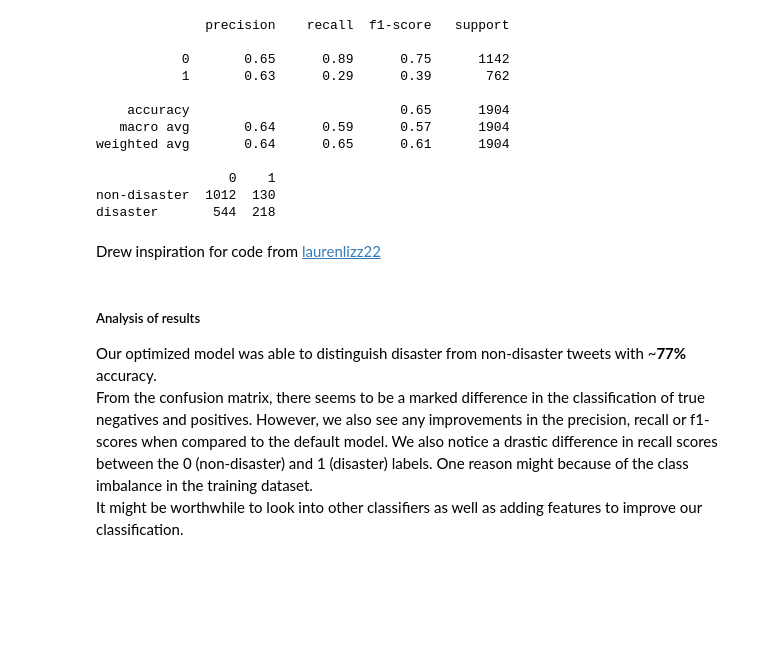
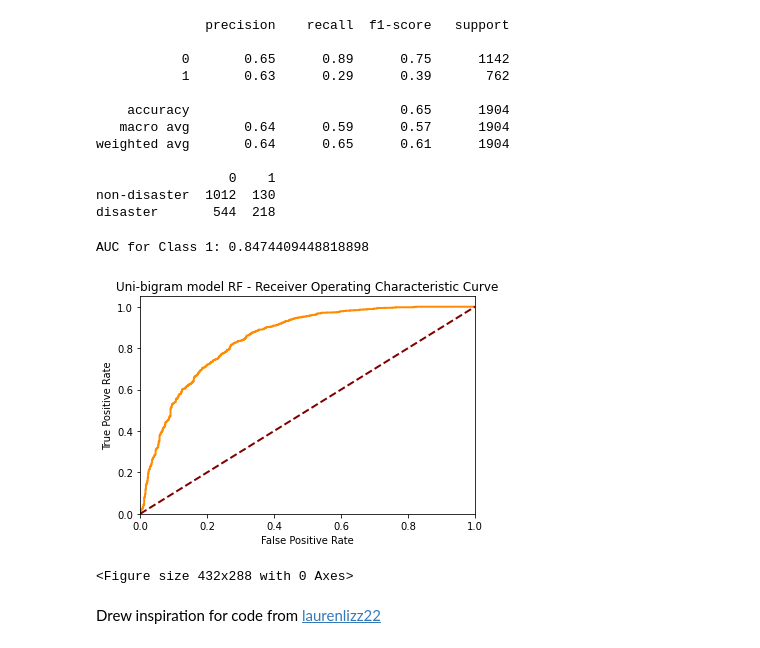
Before and after one commit to yepterence/Project-Cymopolea, a Jupyter notebook: text-processing.ipynb, the cells around one changed output. Drawn from its saved outputs; the diff is of its cells as text; code cells hidden in the pictures; blank space fills up the shorter version.

Commit message:
Fixed some bugs in code, refined models and added more explanations

```diff
--- a/text-processing.ipynb
+++ b/text-processing.ipynb
@@ -628,3 +621,17 @@ weighted avg       0.78      0.77      0.76      1904
                  0    1
 non-disaster  1044   98
 disaster       333  429
+# %%
+
+rf_randomizedcv_acc = RandomizedSearchCV(unibigram_rf,
+                                        param_distributions=rf_param_grid,
+                                        n_iter=3,
+                                        scoring="accuracy",
+                                        verbose=1,
+                                        cv=5,
+                                         n_jobs=-1)
+
+rf_randomizedcv_acc.fit(unibigram_train_cmatrix,y_train)
+print(rf_randomizedcv_acc.best_score_)
+print(rf_randomizedcv_acc.best_estimator_)
+best_unibigram_rf = rf_randomizedcv_acc.best_estimator_
@@ -696,39 +728,40 @@ non-disaster  1012  130
 disaster       544  218
 # %%
 #Calculate the y_score
-bitrigram_score = rf_model_bitrigram.predict_proba(full_test_cmatrix)
-unibigram_score = rf_model_unibigram.predict_proba(full_test_cmatrix)
+# bitrigram_score = rf_model_bitrigram.predict_proba(full_test_cmatrix)
+unigram_rf_score = best_rf_clf.predict_proba(full_test_cmatrix)
+unibigram_rf_score = best_unibigram_rf.predict_proba(unibigram_test_cmatrix)
 
 from sklearn.preprocessing import label_binarize
 #Binarize the output
-rf_y_test_bin = label_binarize(y_test, classes=[0,1])
+rf_y_test_bin = label_binarize(y_test, classes=[1,0])
 n_classes = rf_y_test_bin.shape[1]
 fpr = dict()
 tpr = dict()
 roc_auc = dict()
 
 from sklearn.metrics import roc_curve
 from sklearn.metrics import auc
 #create ROC curve
 for i in range(n_classes):
-    fpr[i], tpr[i], _ = roc_curve(rf_y_test_bin[:, i], rf_y_score[:, i])
+    fpr[i], tpr[i], _ = roc_curve(rf_y_test_bin[:, i], unibigram_rf_score[:, i])
     plt.plot(fpr[i], tpr[i], color='darkorange', lw=2)
     print('AUC for Class {}: {}'.format(i+1, auc(fpr[i], tpr[i])))
 
 plt.plot([0, 1], [0, 1], color='maroon', lw=2, linestyle='--')
 plt.xlim([0.0, 1.0])
 plt.ylim([0.0, 1.05])
 plt.xlabel('False Positive Rate')
 plt.ylabel('True Positive Rate')
-plt.title('Receiver Operating Characteristic Curves')
+plt.title('Uni-bigram model RF - Receiver Operating Characteristic Curve')
+fig1 = plt.gcf()
 plt.show()
+plt.draw()
+fig1.savefig('images/Uni-bigram_model_RF_ROC.png', dpi=300)
+# %% [output]
+AUC for Class 1: 0.8474409448818898
+[figure, added]
+<Figure size 432x288 with 0 Axes>
 # %% [markdown]
 
 Drew inspiration for code from [laurenlizz22](https://laurenliz22.github.io/roc_curve_multiclass_predictions_random_forest_classifier)
-# %% [markdown]
-##### Analysis of results
-Our optimized model was able to distinguish disaster from non-disaster tweets with ~<b>77%</b> accuracy.
-<br>
-From the confusion matrix, there seems to be a marked difference in the classification of true negatives and positives. However, we also see any improvements in the precision, recall or f1-scores when compared to the default model. We also notice a drastic difference in recall scores between the 0 (non-disaster) and 1 (disaster) labels. One reason might because of the class imbalance in the training dataset.
-<br>
-It might be worthwhile to look into other classifiers as well as adding features to improve our classification.
```
Also changed, not shown: parts of 13 cells of this notebook.
